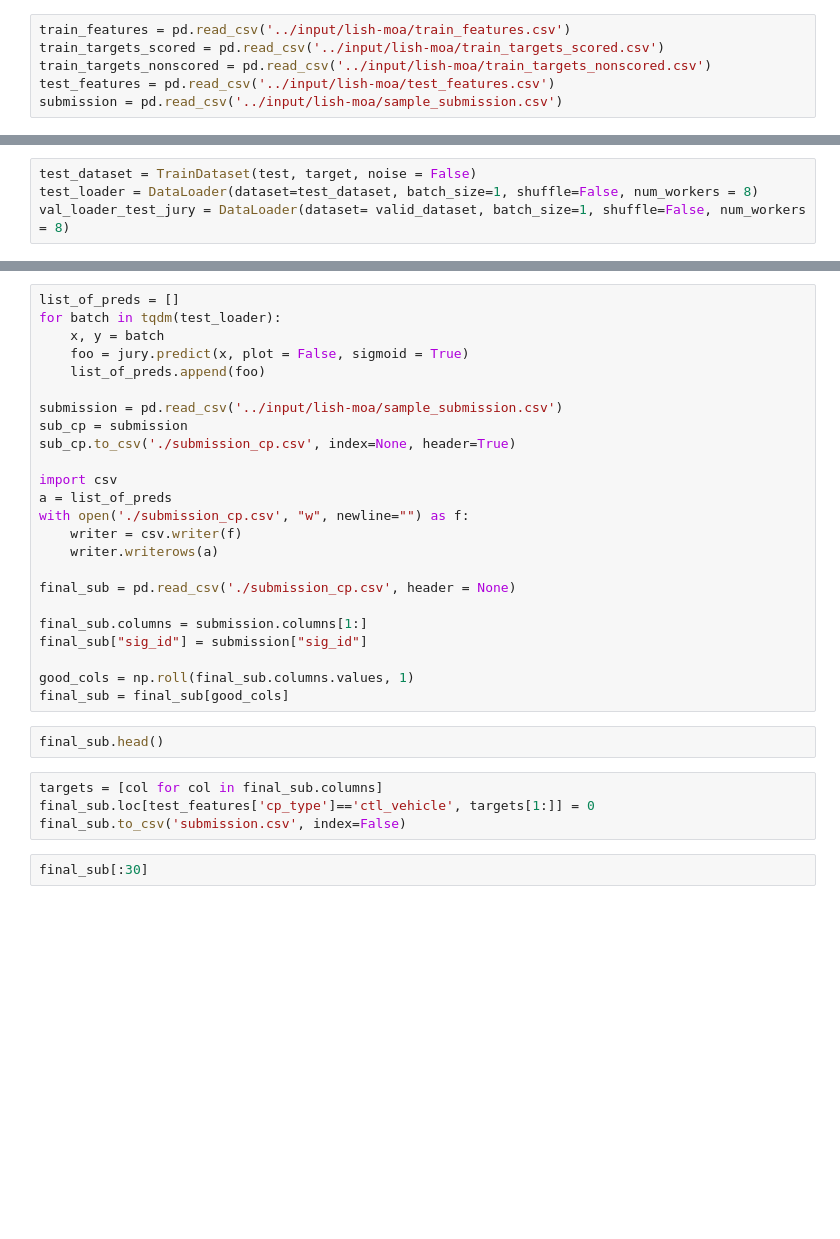
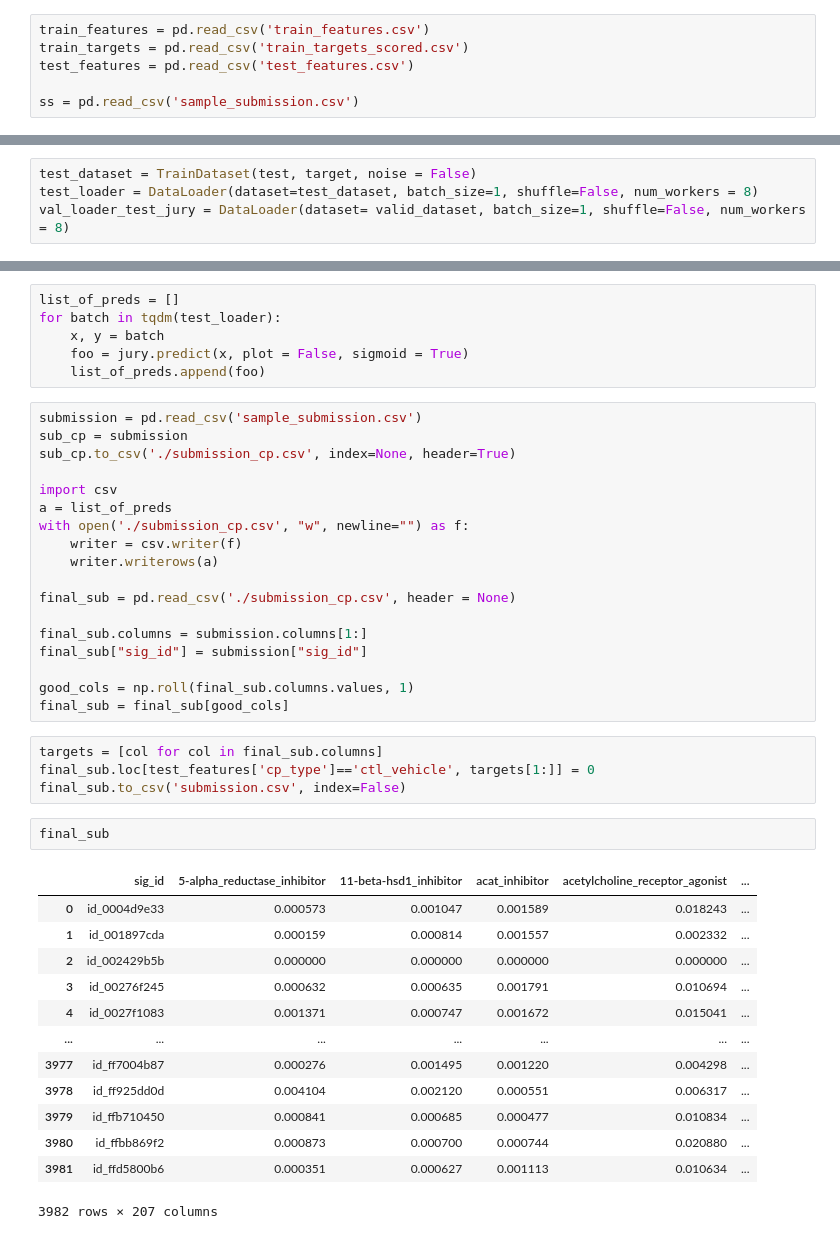
Before and after one commit to Mainakdeb/moa-classification, a Jupyter notebook: moa-classification.ipynb, the cells around one changed output, grey strips where cells are left out. Saved outputs shown, nothing was run; the diff lists cells and outputs as text; blank space fills up the shorter version.

```diff
--- a/moa-classification.ipynb
+++ b/moa-classification.ipynb
@@ -44,6 +56,6 @@ device
 # %%
-train_features = pd.read_csv('../input/lish-moa/train_features.csv')
-train_targets_scored = pd.read_csv('../input/lish-moa/train_targets_scored.csv')
-train_targets_nonscored = pd.read_csv('../input/lish-moa/train_targets_nonscored.csv')
-test_features = pd.read_csv('../input/lish-moa/test_features.csv')
-submission = pd.read_csv('../input/lish-moa/sample_submission.csv')
+train_features = pd.read_csv('train_features.csv')
+train_targets = pd.read_csv('train_targets_scored.csv')
+test_features = pd.read_csv('test_features.csv')
+
+ss = pd.read_csv('sample_submission.csv')
@@ -419,11 +447,11 @@ plt.show()
+# %%
+list_of_preds = []
+for batch in tqdm(test_loader):
+    x, y = batch
+    foo = jury.predict(x, plot = False, sigmoid = True)
+    list_of_preds.append(foo)
 # %%
-list_of_preds = []
-for batch in tqdm(test_loader):
-    x, y = batch
-    foo = jury.predict(x, plot = False, sigmoid = True)
-    list_of_preds.append(foo)
-
-submission = pd.read_csv('../input/lish-moa/sample_submission.csv')
+submission = pd.read_csv('sample_submission.csv')
 sub_cp = submission
 sub_cp.to_csv('./submission_cp.csv', index=None, header=True)
 
@@ -440,11 +468,23 @@ final_sub["sig_id"] = submission["sig_id"]
 
 good_cols = np.roll(final_sub.columns.values, 1)
 final_sub = final_sub[good_cols]
-# %%
-final_sub.head()
 # %%
 targets = [col for col in final_sub.columns]
 final_sub.loc[test_features['cp_type']=='ctl_vehicle', targets[1:]] = 0
 final_sub.to_csv('submission.csv', index=False)
 # %%
-final_sub[:30]
+final_sub
+# %% [output]
+|  | sig_id | 5-alpha_reductase_inhibitor | 11-beta-hsd1_inhibitor | acat_inhibitor | acetylcholine_receptor_agonist | ... |
+| 0 | id_0004d9e33 | 0.000573 | 0.001047 | 0.001589 | 0.018243 | ... |
+| 1 | id_001897cda | 0.000159 | 0.000814 | 0.001557 | 0.002332 | ... |
+| 2 | id_002429b5b | 0.000000 | 0.000000 | 0.000000 | 0.000000 | ... |
+| 3 | id_00276f245 | 0.000632 | 0.000635 | 0.001791 | 0.010694 | ... |
+| 4 | id_0027f1083 | 0.001371 | 0.000747 | 0.001672 | 0.015041 | ... |
+| ... | ... | ... | ... | ... | ... | ... |
+| 3977 | id_ff7004b87 | 0.000276 | 0.001495 | 0.001220 | 0.004298 | ... |
+| 3978 | id_ff925dd0d | 0.004104 | 0.002120 | 0.000551 | 0.006317 | ... |
+| 3979 | id_ffb710450 | 0.000841 | 0.000685 | 0.000477 | 0.010834 | ... |
+| 3980 | id_ffbb869f2 | 0.000873 | 0.000700 | 0.000744 | 0.020880 | ... |
+| 3981 | id_ffd5800b6 | 0.000351 | 0.000627 | 0.001113 | 0.010634 | ... |
+3982 rows × 207 columns
```
Also changed, not shown: parts of 22 cells of this notebook.
